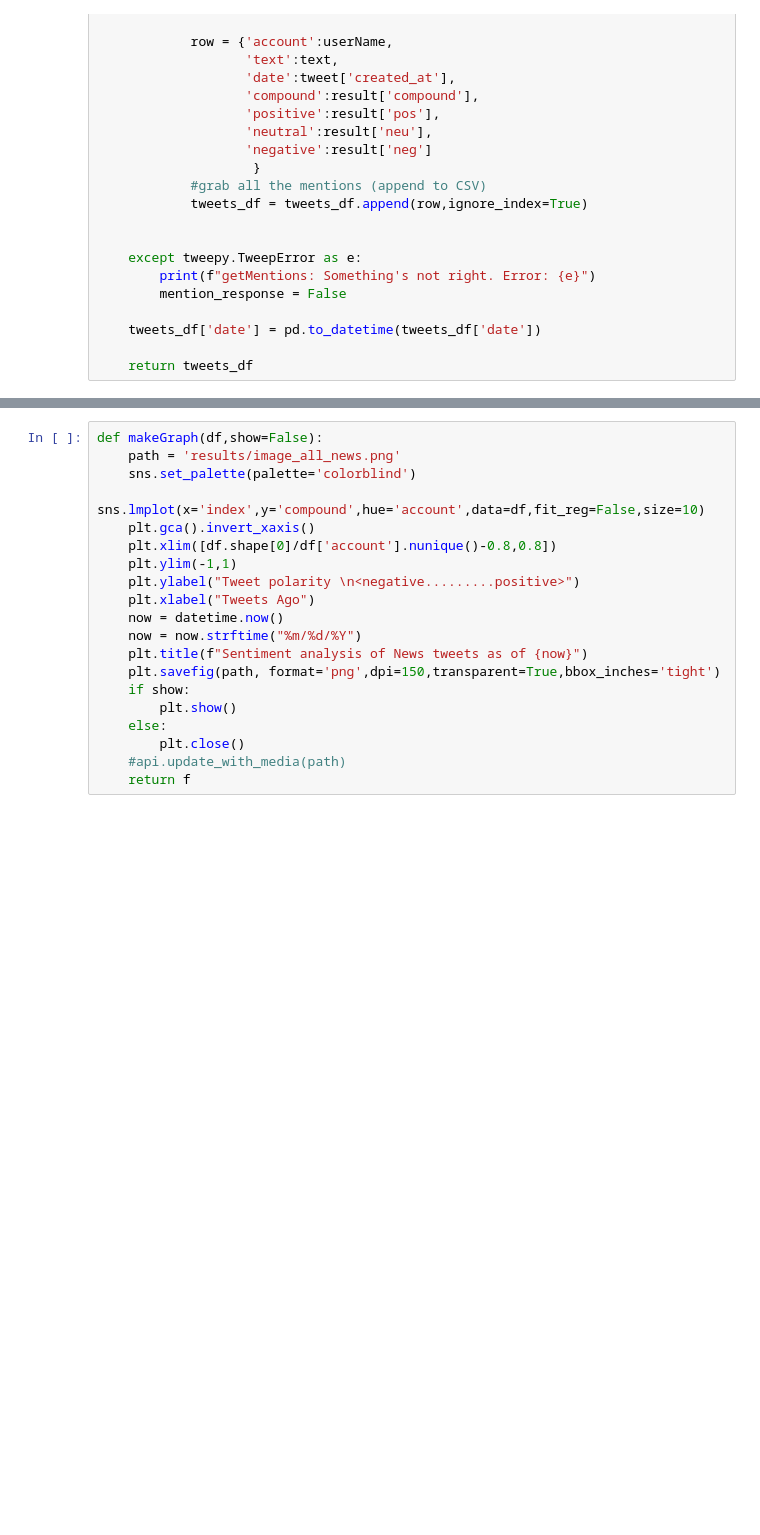
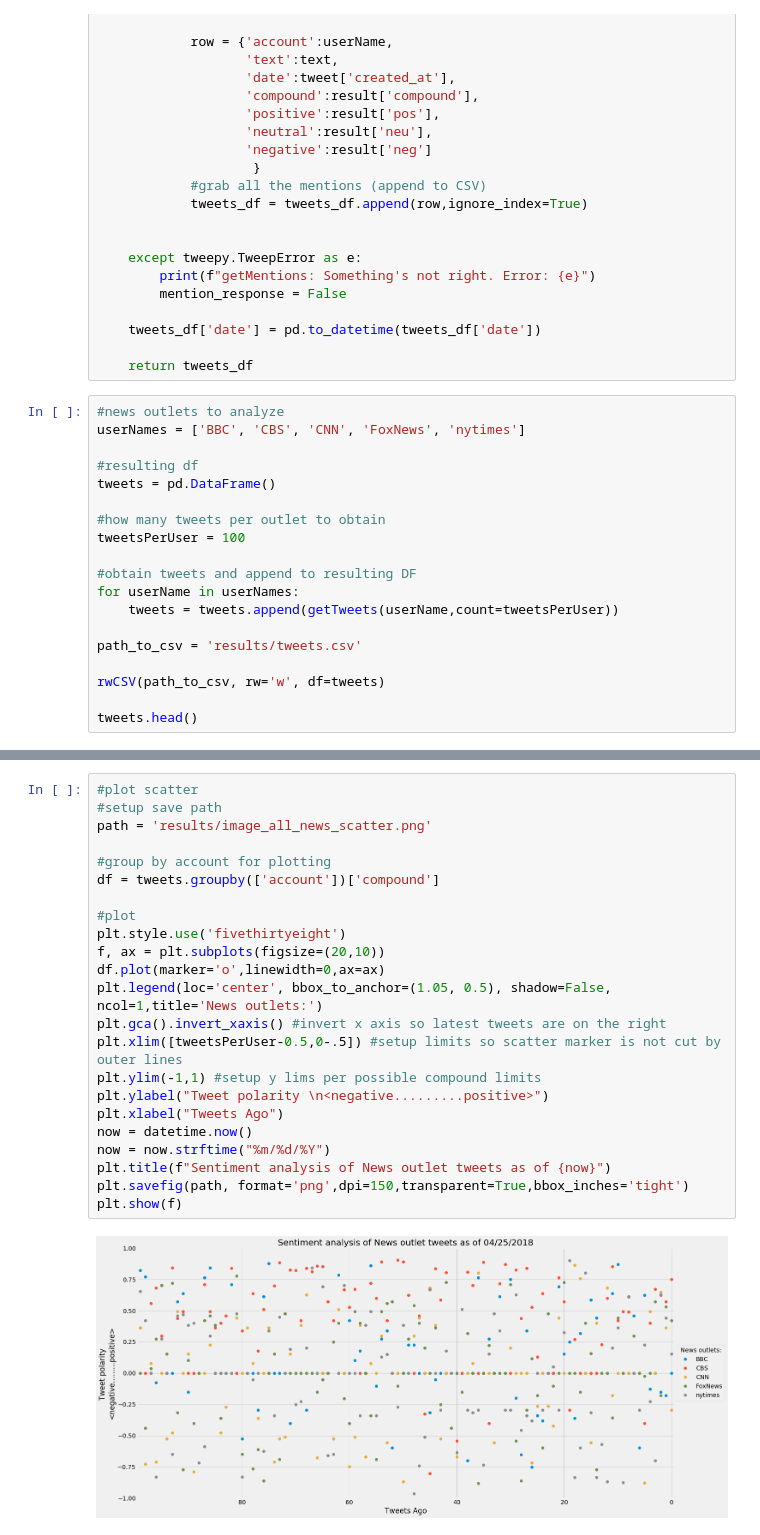
Before and after one commit to yegorkryukov/python-challenge, a Jupyter notebook: NewsMood/NewsMood.ipynb, the cells around one changed output, grey strips where cells are left out. Drawn from its saved outputs; the diff is of its cells as text; blank space fills up the shorter version.

```diff
--- a/NewsMood/NewsMood.ipynb
+++ b/NewsMood/NewsMood.ipynb
@@ -126,3 +125,22 @@ def getTweets(userName,count=100):
     tweets_df['date'] = pd.to_datetime(tweets_df['date'])
 
     return tweets_df
+# %%
+#news outlets to analyze
+userNames = ['BBC', 'CBS', 'CNN', 'FoxNews', 'nytimes']
+
+#resulting df
+tweets = pd.DataFrame()
+
+#how many tweets per outlet to obtain
+tweetsPerUser = 100
+
+#obtain tweets and append to resulting DF
+for userName in userNames:
+    tweets = tweets.append(getTweets(userName,count=tweetsPerUser))
+
+path_to_csv = 'results/tweets.csv'
+
+rwCSV(path_to_csv, rw='w', df=tweets)
+
+tweets.head()
@@ -129,20 +155,25 @@ def getTweets(userName,count=100):
 # %%
-def makeGraph(df,show=False):
-    path = 'results/image_all_news.png'
-    sns.set_palette(palette='colorblind')
-    sns.lmplot(x='index',y='compound',hue='account',data=df,fit_reg=False,size=10)
-    plt.gca().invert_xaxis()
-    plt.xlim([df.shape[0]/df['account'].nunique()-0.8,0.8])
-    plt.ylim(-1,1)
-    plt.ylabel("Tweet polarity \n<negative.........positive>")
-    plt.xlabel("Tweets Ago")
-    now = datetime.now()
-    now = now.strftime("%m/%d/%Y")
-    plt.title(f"Sentiment analysis of News tweets as of {now}")
-    plt.savefig(path, format='png',dpi=150,transparent=True,bbox_inches='tight')
-    if show:
-        plt.show()
-    else:
-        plt.close()
-    #api.update_with_media(path)
-    return f
+#plot scatter
+#setup save path
+path = 'results/image_all_news_scatter.png'
+
+#group by account for plotting
+df = tweets.groupby(['account'])['compound']
+
+#plot
+plt.style.use('fivethirtyeight')
+f, ax = plt.subplots(figsize=(20,10))
+df.plot(marker='o',linewidth=0,ax=ax)
+plt.legend(loc='center', bbox_to_anchor=(1.05, 0.5), shadow=False, ncol=1,title='News outlets:')
+plt.gca().invert_xaxis() #invert x axis so latest tweets are on the right
+plt.xlim([tweetsPerUser-0.5,0-.5]) #setup limits so scatter marker is not cut by outer lines
+plt.ylim(-1,1) #setup y lims per possible compound limits
+plt.ylabel("Tweet polarity \n<negative.........positive>")
+plt.xlabel("Tweets Ago")
+now = datetime.now()
+now = now.strftime("%m/%d/%Y")
+plt.title(f"Sentiment analysis of News outlet tweets as of {now}")
+plt.savefig(path, format='png',dpi=150,transparent=True,bbox_inches='tight')
+plt.show(f)
+# %% [output]
+[figure, added]
```
Also changed, not shown: parts of 6 cells of this notebook.
